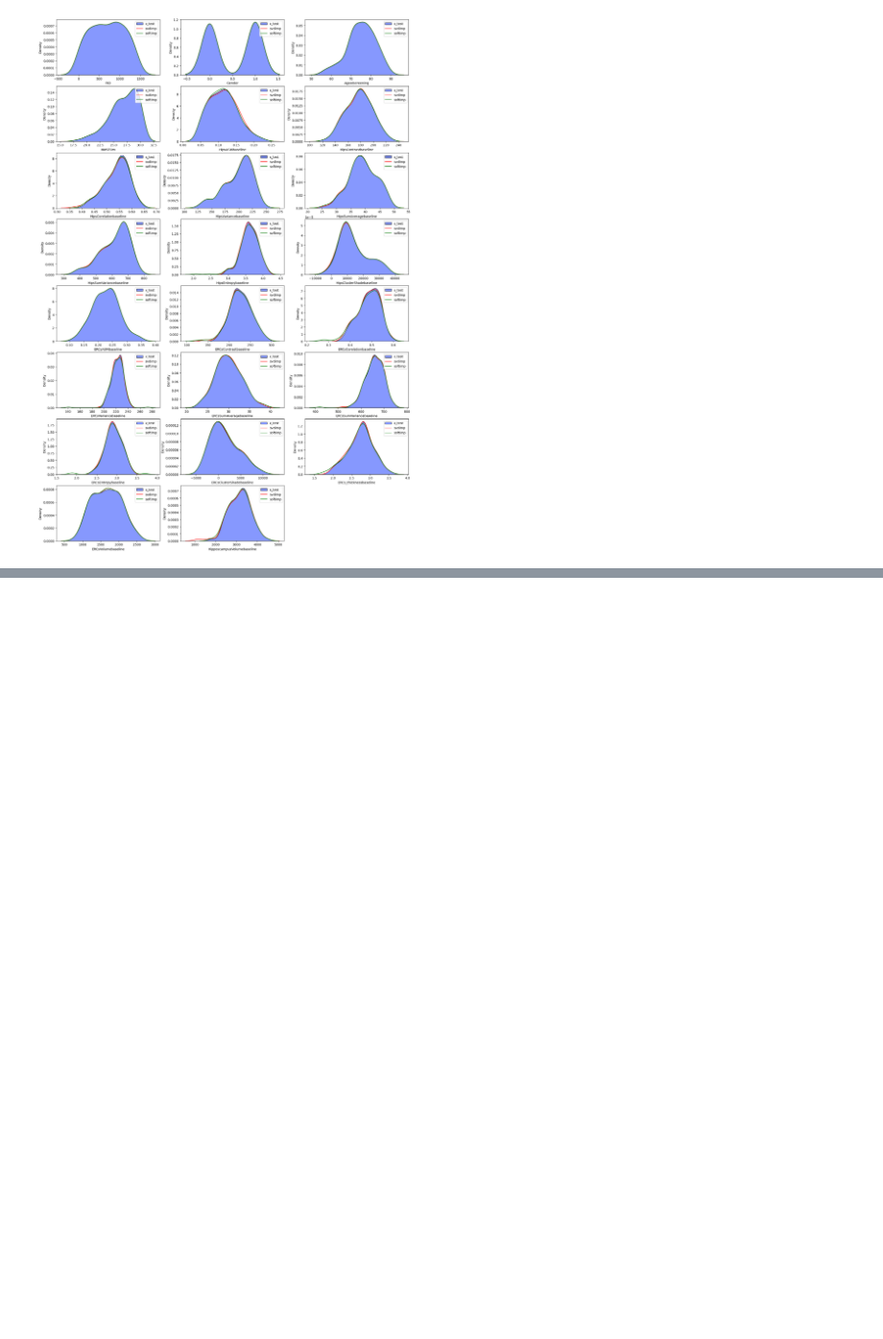
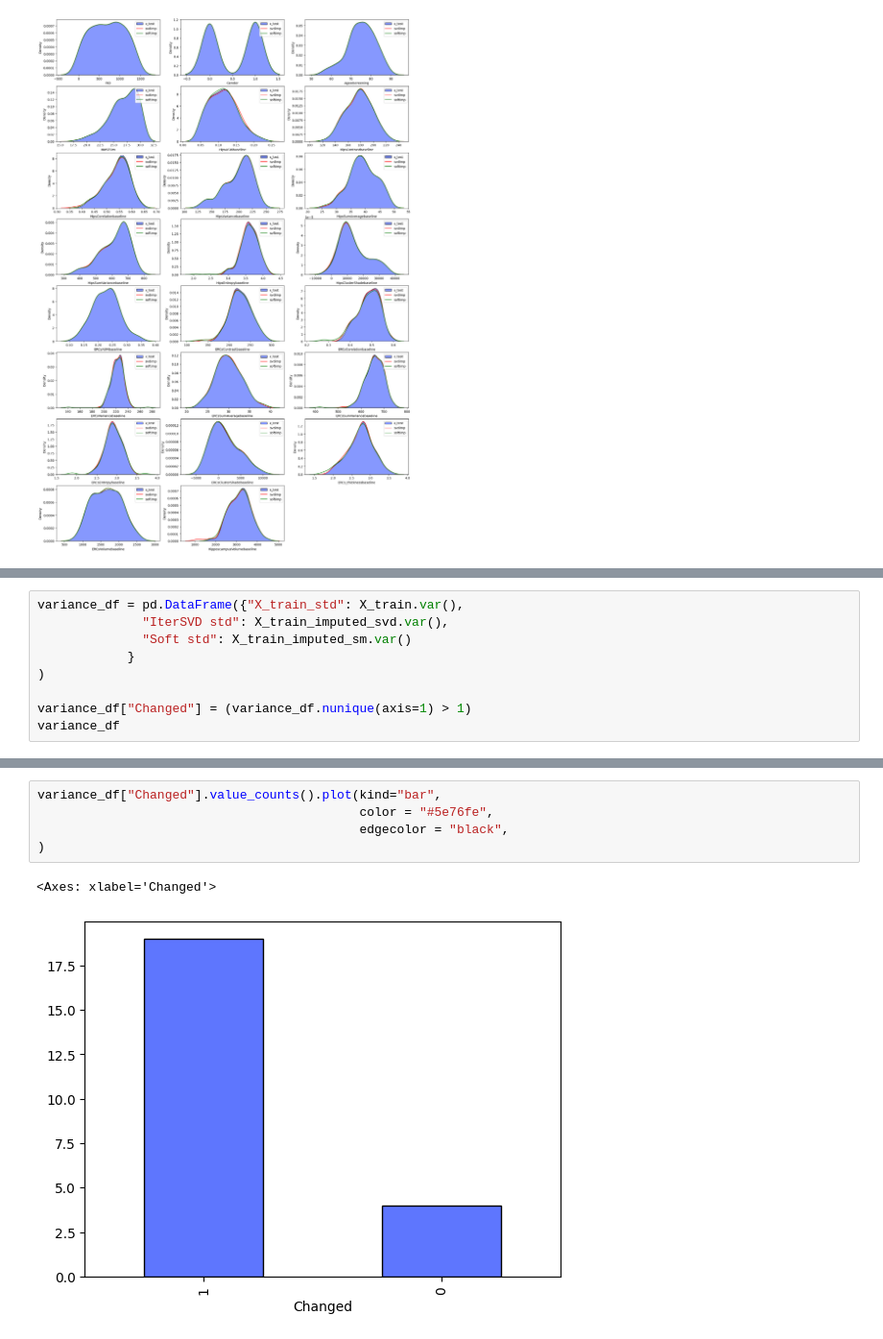
Before and after one commit to InfoAdam1998/Thesis-Project, a Jupyter notebook: notebooks/feature_engineering/data_imputation/matrix_base_methods/matrix_base_imputation_analysis.ipynb, the cells around one changed output, grey strips where cells are left out. Shown at 96% size. Cells and saved outputs as stored; diff of their text form; blank space fills up the shorter version.

```diff
--- a/notebooks/feature_engineering/data_imputation/matrix_base_methods/matrix_base_imputation_analysis.ipynb
+++ b/notebooks/feature_engineering/data_imputation/matrix_base_methods/matrix_base_imputation_analysis.ipynb
@@ -205,0 +363,9 @@ X_train_corr_soft
+# %%
+variance_df = pd.DataFrame({"X_train_std": X_train.var(),
+              "IterSVD std": X_train_imputed_svd.var(),
+              "Soft std": X_train_imputed_sm.var()
+            }
+)
+
+variance_df["Changed"] = (variance_df.nunique(axis=1) > 1)
+variance_df
@@ -205,0 +390,8 @@ X_train_corr_soft
+# %%
+variance_df["Changed"].value_counts().plot(kind="bar",
+                                           color = "#5e76fe",
+                                           edgecolor = "black",
+)
+# %% [output]
+<Axes: xlabel='Changed'>
+[figure, added]
```
Also changed, not shown: parts of 25 cells of this notebook, 3 other files.
